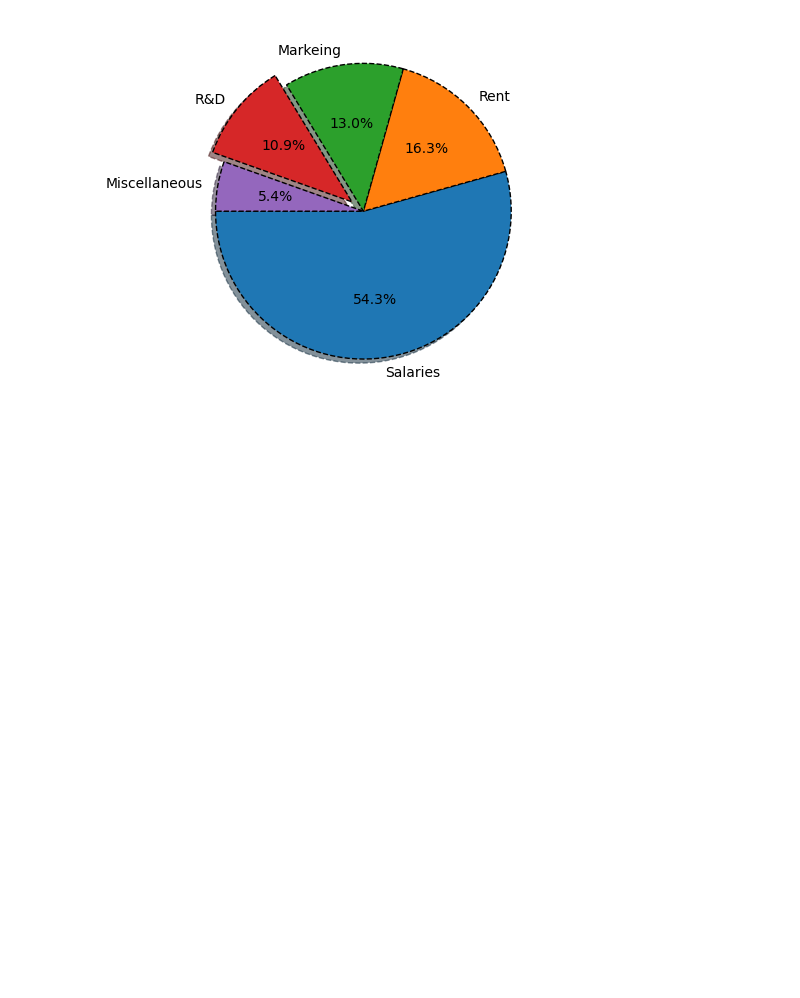
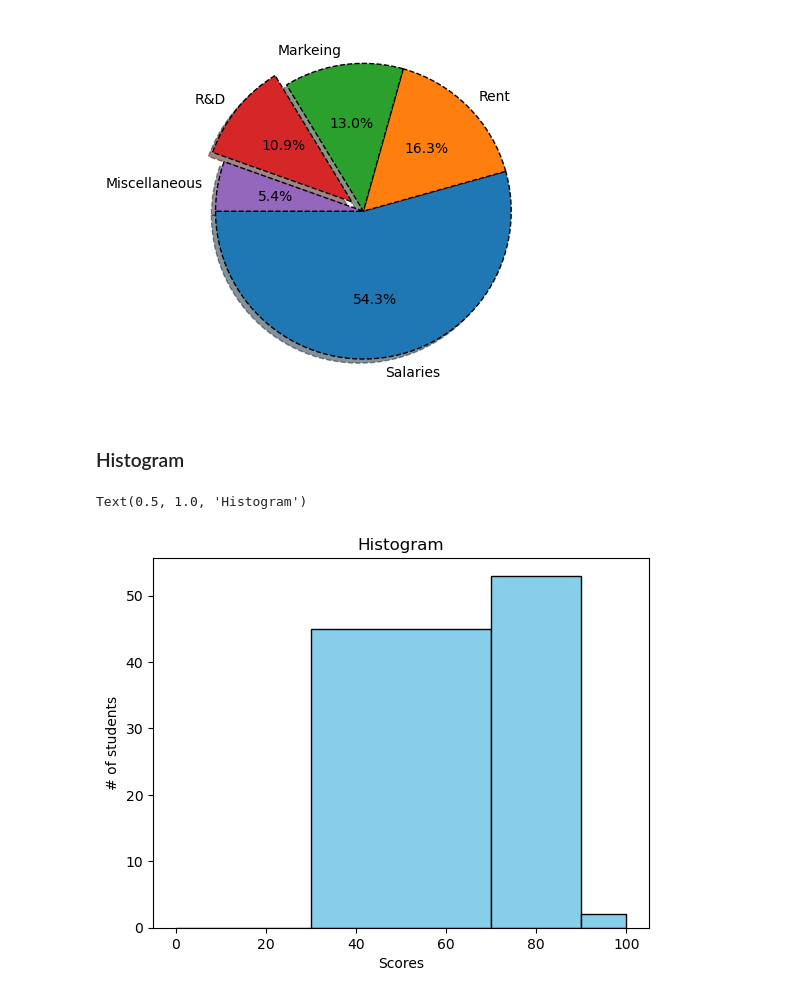
Before and after one commit to ravixpanchal/prime-batch-apna-college, a Jupyter notebook: Jupyter Lab/matplotlib/code.ipynb, the cells around one changed output. Drawn from its saved outputs; the diff is of its cells as text; code cells hidden in the pictures; blank space fills up the shorter version.

Commit message:
matplotlib complete code file

```diff
--- a/Jupyter Lab/matplotlib/code.ipynb
+++ b/Jupyter Lab/matplotlib/code.ipynb
@@ -283,3 +283,21 @@ plt.pie(amounts, labels=expenses,autopct="%1.1f%%",
   Text(-0.5429975530261906, 0.4417619918095823, '10.9%'),
   Text(-0.5912756679284521, 0.10194647868250704, '5.4%')])
 [figure]
+# %% [markdown]
+### Histogram
+# %%
+#Histogram
+import numpy as np
+import matplotlib.pyplot as plt
+
+np.random.seed(0)
+scores=np.random.normal(70,10,100) #normal distribution
+
+bins=[0,30,70,90,100]
+plt.hist(scores,color="skyblue", edgecolor="black",bins=bins)
+plt.xlabel("Scores")
+plt.ylabel("# of students")
+plt.title("Histogram")
+# %% [output]
+Text(0.5, 1.0, 'Histogram')
+[figure, added]
```
Also changed, not shown: parts of 8 cells of this notebook.
